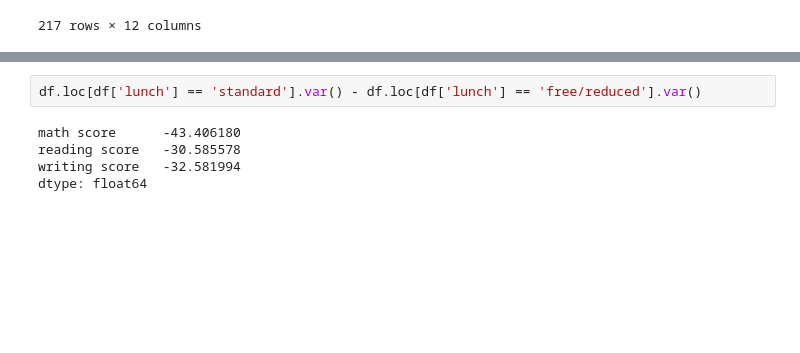
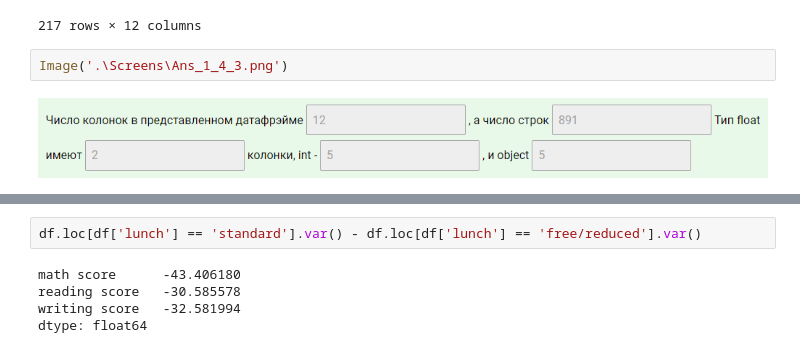
Before and after one commit to vavilovnv/Data-analysis, a Jupyter notebook: Intro to DS and ML/1_Intro.ipynb, the cells around one changed output, grey strips where cells are left out. Saved outputs shown, nothing was run; the diff lists cells and outputs as text; blank space fills up the shorter version.

```diff
--- a/Intro to DS and ML/1_Intro.ipynb
+++ b/Intro to DS and ML/1_Intro.ipynb
@@ -59,3 +82,7 @@ df.loc[df['Age']>35]
 | 879 | 880 | 1 | 1 | Potter, Mrs. Thomas Jr (Lily Alex... | female | 56.0 | 0 | 1 | 11767 | 83.1583 | ... |
 | 885 | 886 | 0 | 3 | Rice, Mrs. William (Margaret Norton) | female | 39.0 | 0 | 5 | 382652 | 29.1250 | ... |
 217 rows × 12 columns
+# %%
+Image('.\Screens\Ans_1_4_3.png')
+# %% [output]
+[figure, added]
```
Also changed, not shown: parts of 88 cells of this notebook, 2 other files.
